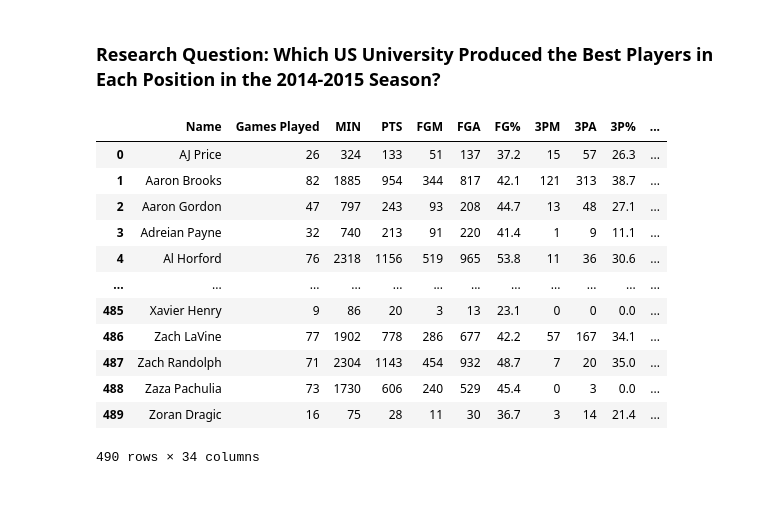
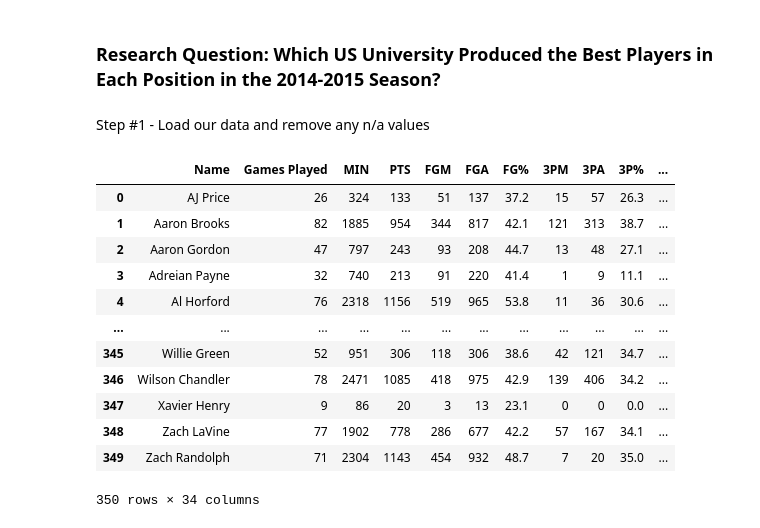
Before and after one commit to data301-2020-winter1/course-project-group_6008, a Jupyter notebook: analysis/Joint Analysis/nick_final_analysis.ipynb, the cells around one changed output. Cells and saved outputs as stored; diff of their text form; code cells hidden in the pictures; blank space fills up the shorter version.

```diff
--- a/analysis/Joint Analysis/nick_final_analysis.ipynb
+++ b/analysis/Joint Analysis/nick_final_analysis.ipynb
@@ -6,21 +6,29 @@ import pandas_profiling
 import numpy as np
 import seaborn as sns
 import matplotlib.pyplot as plt
+# %% [markdown]
+Step #1 - Load our data and remove any n/a values
 # %%
-players_stats_og = pd.read_csv('/Users/Nick/Desktop/Final Project/data/raw/players_stats.csv')
+players_stats_og = (
+pd.read_csv('/Users/Nick/Desktop/Final Project/data/raw/players_stats.csv')
+.dropna()
+.reset_index()
+.drop(['index'], axis = 1)
+.rename(columns={"Collage" : "College", "Pos" : "Position"})
+)
 
 players_stats_og
 # %% [output]
 |  | Name | Games Played | MIN | PTS | FGM | FGA | FG% | 3PM | 3PA | 3P% | ... |
 | 0 | AJ Price | 26 | 324 | 133 | 51 | 137 | 37.2 | 15 | 57 | 26.3 | ... |
 | 1 | Aaron Brooks | 82 | 1885 | 954 | 344 | 817 | 42.1 | 121 | 313 | 38.7 | ... |
 | 2 | Aaron Gordon | 47 | 797 | 243 | 93 | 208 | 44.7 | 13 | 48 | 27.1 | ... |
 | 3 | Adreian Payne | 32 | 740 | 213 | 91 | 220 | 41.4 | 1 | 9 | 11.1 | ... |
 | 4 | Al Horford | 76 | 2318 | 1156 | 519 | 965 | 53.8 | 11 | 36 | 30.6 | ... |
 | ... | ... | ... | ... | ... | ... | ... | ... | ... | ... | ... | ... |
-| 485 | Xavier Henry | 9 | 86 | 20 | 3 | 13 | 23.1 | 0 | 0 | 0.0 | ... |
-| 486 | Zach LaVine | 77 | 1902 | 778 | 286 | 677 | 42.2 | 57 | 167 | 34.1 | ... |
-| 487 | Zach Randolph | 71 | 2304 | 1143 | 454 | 932 | 48.7 | 7 | 20 | 35.0 | ... |
-| 488 | Zaza Pachulia | 73 | 1730 | 606 | 240 | 529 | 45.4 | 0 | 3 | 0.0 | ... |
-| 489 | Zoran Dragic | 16 | 75 | 28 | 11 | 30 | 36.7 | 3 | 14 | 21.4 | ... |
+| 345 | Willie Green | 52 | 951 | 306 | 118 | 306 | 38.6 | 42 | 121 | 34.7 | ... |
+| 346 | Wilson Chandler | 78 | 2471 | 1085 | 418 | 975 | 42.9 | 139 | 406 | 34.2 | ... |
+| 347 | Xavier Henry | 9 | 86 | 20 | 3 | 13 | 23.1 | 0 | 0 | 0.0 | ... |
+| 348 | Zach LaVine | 77 | 1902 | 778 | 286 | 677 | 42.2 | 57 | 167 | 34.1 | ... |
+| 349 | Zach Randolph | 71 | 2304 | 1143 | 454 | 932 | 48.7 | 7 | 20 | 35.0 | ... |
-490 rows × 34 columns
+350 rows × 34 columns
```
Also changed, not shown: parts of 8 cells of this notebook, 1 other file.
